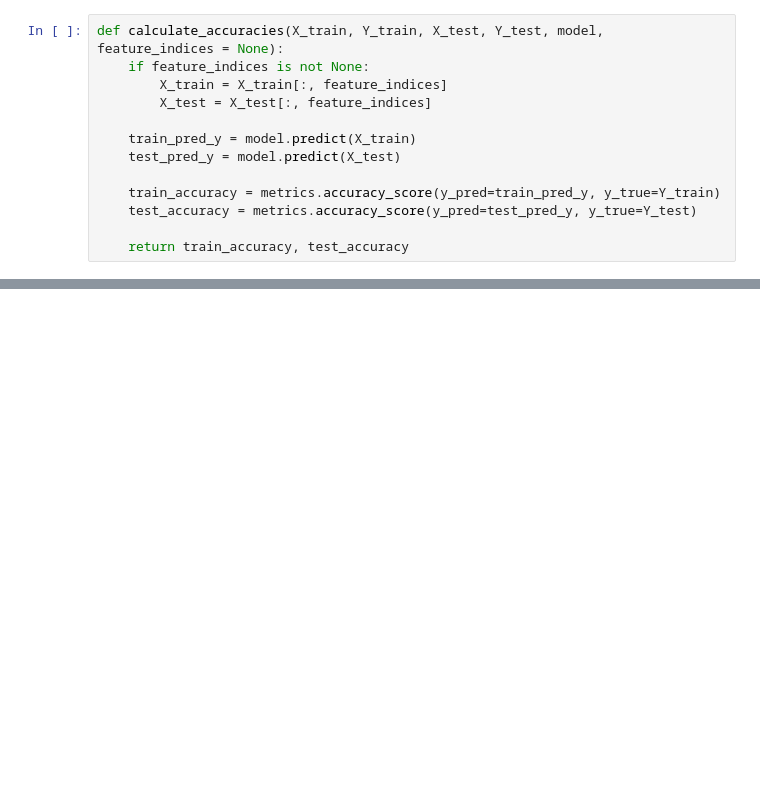
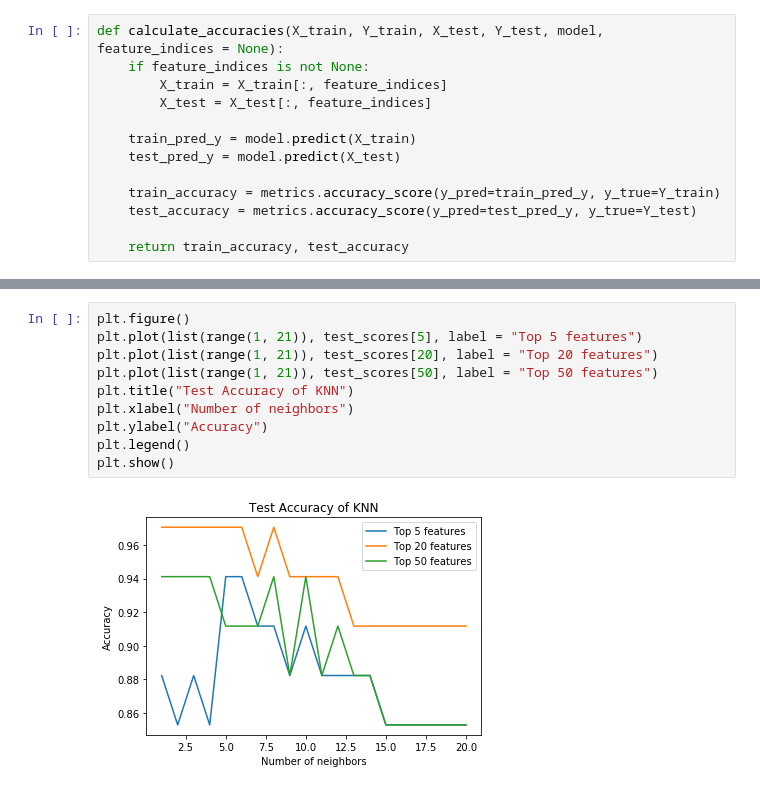
Before and after one commit to avinashingit/cancer-classification, a Jupyter notebook: Code/cancer_classification.ipynb, the cells around one changed output, grey strips where cells are left out. Cells and saved outputs as stored; diff of their text form; blank space fills up the shorter version.

```diff
--- a/Code/cancer_classification.ipynb
+++ b/Code/cancer_classification.ipynb
@@ -227,0 +354,12 @@ array([0.86666667, 0.86666667, 1.        , 0.71428571, 0.71428571])
+# %%
+plt.figure()
+plt.plot(list(range(1, 21)), test_scores[5], label = "Top 5 features")
+plt.plot(list(range(1, 21)), test_scores[20], label = "Top 20 features")
+plt.plot(list(range(1, 21)), test_scores[50], label = "Top 50 features")
+plt.title("Test Accuracy of KNN")
+plt.xlabel("Number of neighbors")
+plt.ylabel("Accuracy")
+plt.legend()
+plt.show()
+# %% [output]
+[figure, added]
```
Also changed, not shown: parts of 23 cells of this notebook.
